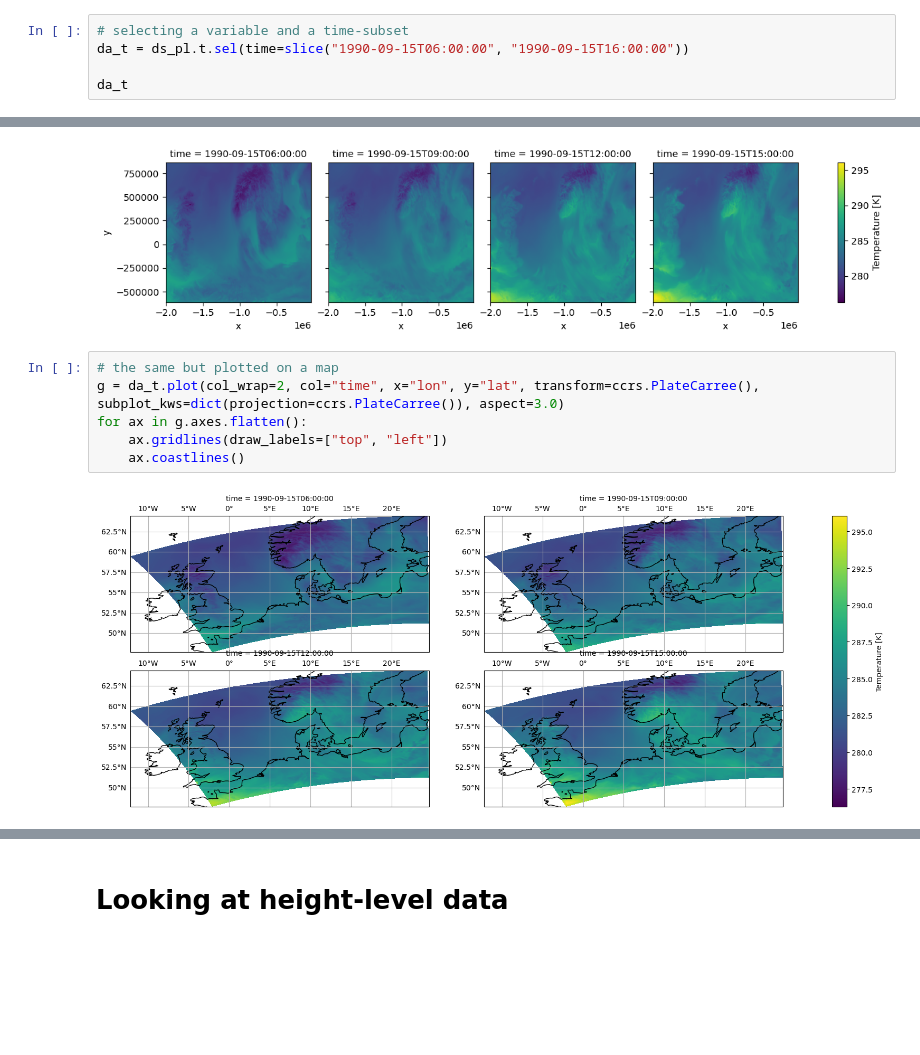
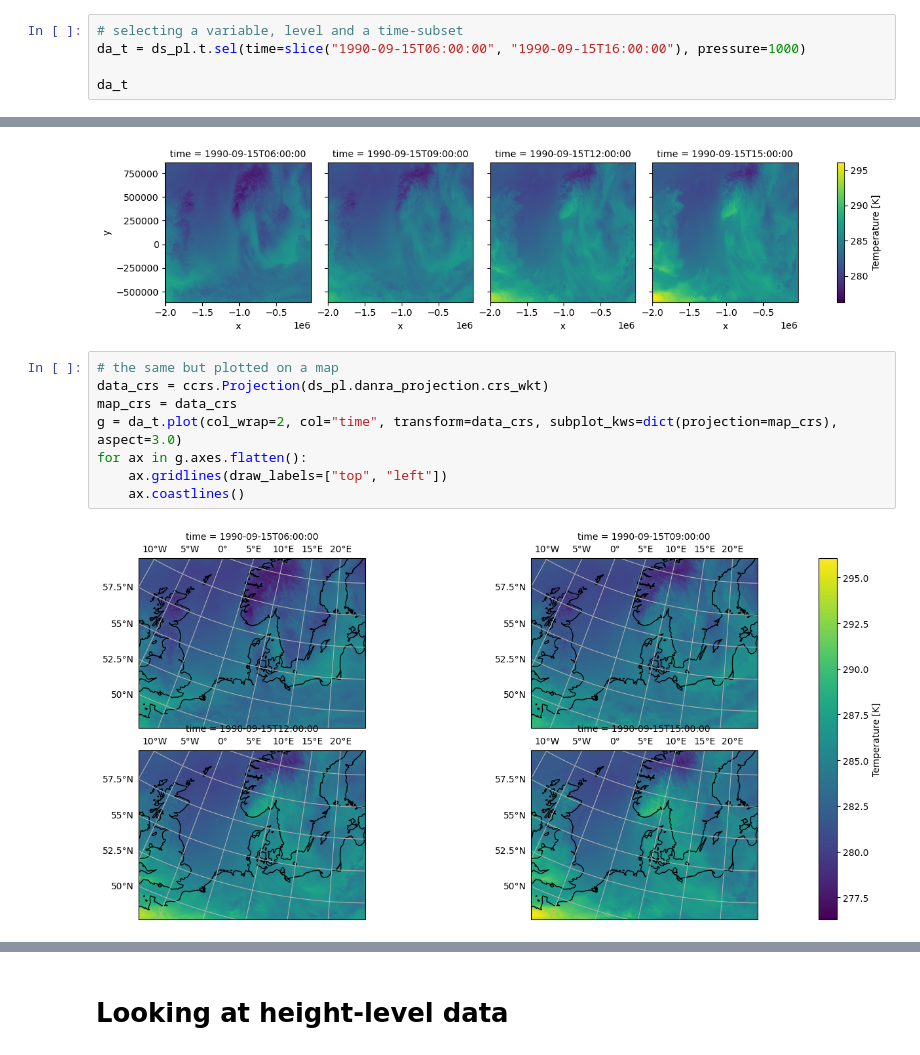
Before and after one commit to mllam/grib-reanalysis-to-zarr, a Jupyter notebook: notebooks/overview.ipynb, the cells around one changed output, grey strips where cells are left out. Drawn from its saved outputs; the diff is of its cells as text; blank space fills up the shorter version.

```diff
--- a/notebooks/overview.ipynb
+++ b/notebooks/overview.ipynb
@@ -124,6 +138,6 @@ Attributes:
 # %%
-# selecting a variable and a time-subset
-da_t = ds_pl.t.sel(time=slice("1990-09-15T06:00:00", "1990-09-15T16:00:00"))
+# selecting a variable, level and a time-subset
+da_t = ds_pl.t.sel(time=slice("1990-09-15T06:00:00", "1990-09-15T16:00:00"), pressure=1000)
 
 da_t
 # %% [output]
@@ -183,9 +196,11 @@ da_t.plot(col="time", col_wrap=4)
 [figure]
 # %%
 # the same but plotted on a map
-g = da_t.plot(col_wrap=2, col="time", x="lon", y="lat", transform=ccrs.PlateCarree(), subplot_kws=dict(projection=ccrs.PlateCarree()), aspect=3.0)
+data_crs = ccrs.Projection(ds_pl.danra_projection.crs_wkt)
+map_crs = data_crs
+g = da_t.plot(col_wrap=2, col="time", transform=data_crs, subplot_kws=dict(projection=map_crs), aspect=3.0)
 for ax in g.axes.flatten():
     ax.gridlines(draw_labels=["top", "left"])
     ax.coastlines()
 # %% [output]
-[figure, old version]
+[figure, new version]
```
Also changed, not shown: parts of 17 cells of this notebook, 4 other files.
